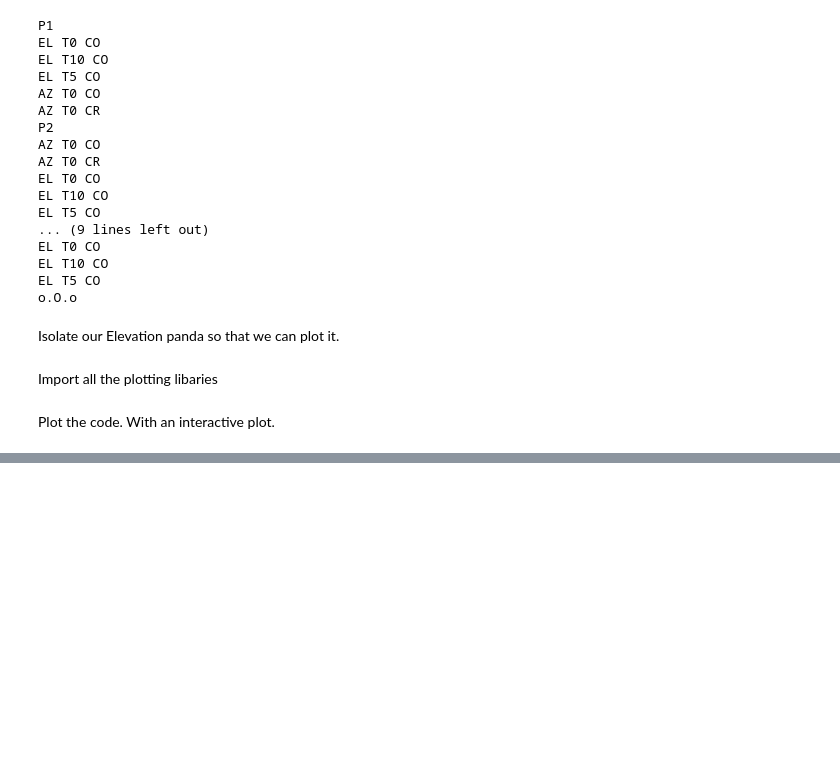
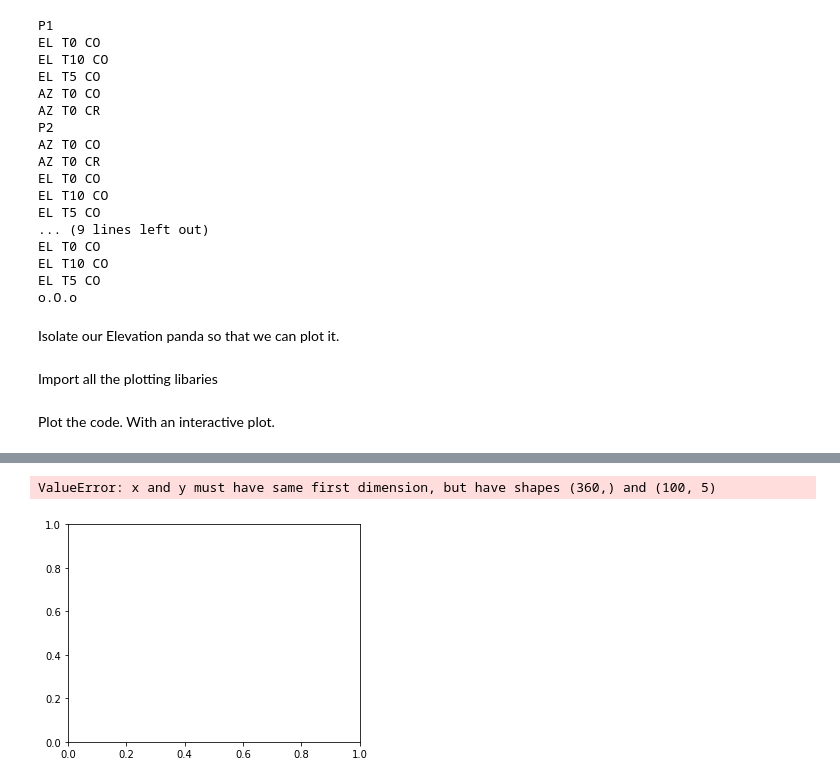
Before and after one commit to wkeu/antenna_data_processing_system, a Jupyter notebook: test_code/interactive_plot_html_generator.ipynb, the cells around one changed output, grey strips where cells are left out. Saved outputs shown, nothing was run; the diff lists cells and outputs as text; code cells hidden in the pictures; blank space fills up the shorter version.

```diff
--- a/test_code/interactive_plot_html_generator.ipynb
+++ b/test_code/interactive_plot_html_generator.ipynb
@@ -126,0 +280,34 @@ mpld3.display()
+# %%
+az_co= all_ports["P1"]["AZ T0 CO"]["amplitude"]
+az_cr= all_ports["P1"]["AZ T0 CR"]["amplitude"]
+
+az_co = az_co.convert_objects(convert_numeric=True)
+az_cr = az_cr.convert_objects(convert_numeric=True)
+
+x1 = np.arange(0, 360, 1) #Angle axis
+
+
+az_co= all_ports["P1"]["AZ T0 CO"]["amplitude"]
+az_cr= all_ports["P1"]["AZ T0 CR"]["amplitude"]
+
+
+
+
+###############################################################
+# Plotting Function
+###############################################################
+
+fig, ax = plt.subplots()
+fig.subplots_adjust(right=.8)
+
+labels = ["a", "b"]
+l1 = ax.plot(x1, y1.T, lw=4, alpha=0.1, c='b', label='a')
+#l2 = ax.plot(x1, y2.T, lw=4, alpha=0.2, c='r', label='b')
+
+line_collections = [l1,l2]
+plugins.connect(fig, plugins.InteractiveLegendPlugin(line_collections, labels))
+
+mpld3.display()
+# %% [output]
+ValueError: x and y must have same first dimension, but have shapes (360,) and (100, 5)
+[figure, added]
```
Also changed, not shown: parts of 10 cells of this notebook, 13 other files.
